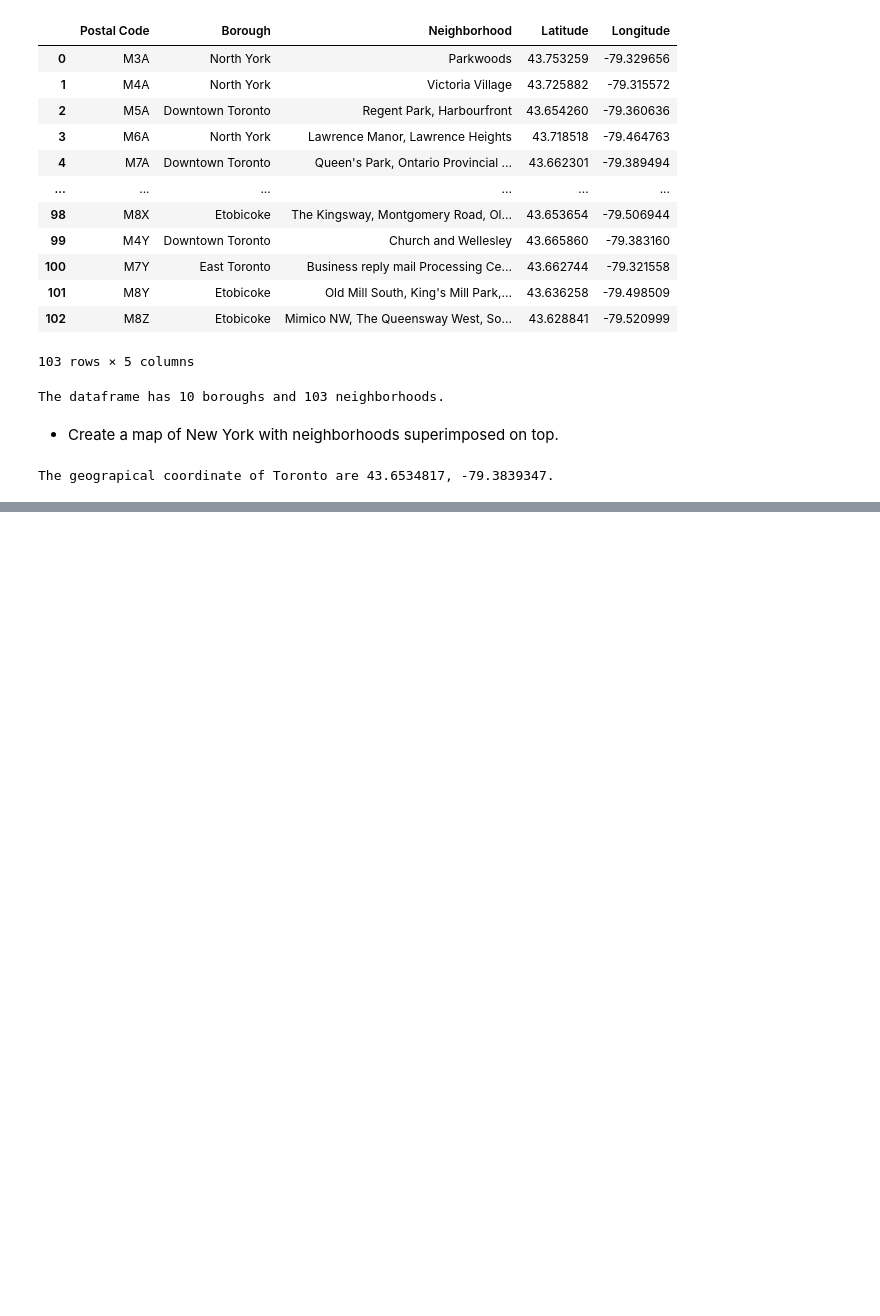
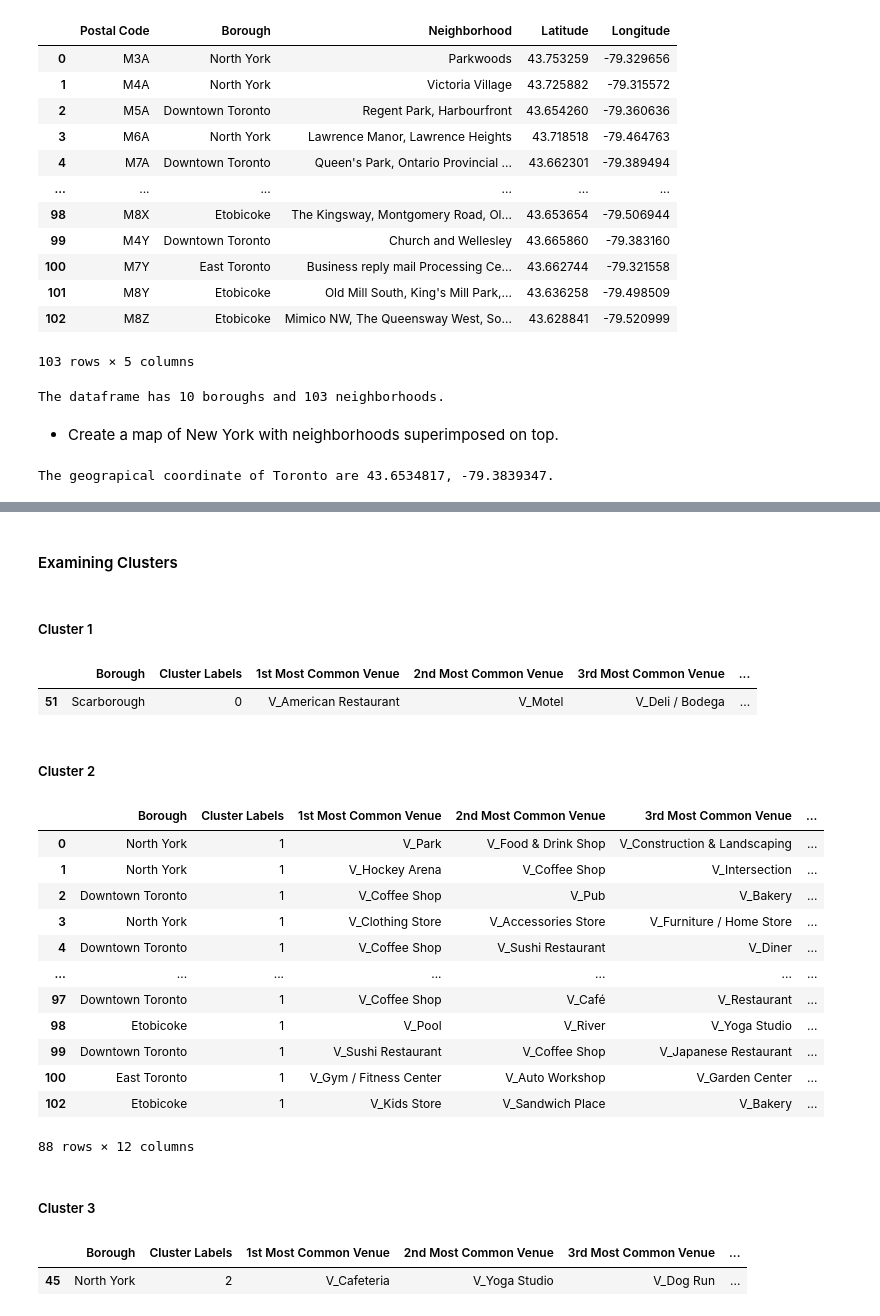
Before and after one commit to mmozalp/Course_IBMDataScienceSpecialization, a Jupyter notebook: AppliedDataScienceCapstone/SegmentingAndClusteringNeighborhoods-Part-III.ipynb, the cells around one changed output, grey strips where cells are left out. Saved outputs shown, nothing was run; the diff lists cells and outputs as text; code cells hidden in the pictures; blank space fills up the shorter version.

Commit message:
Applied Data Science Capstone

```diff
--- a/AppliedDataScienceCapstone/SegmentingAndClusteringNeighborhoods-Part-III.ipynb
+++ b/AppliedDataScienceCapstone/SegmentingAndClusteringNeighborhoods-Part-III.ipynb
@@ -85,0 +270,6 @@ toronto_data.head()
+# %%
+def return_most_common_venues(row, num_top_venues):
+    row_categories = row.iloc[1:]
+    row_categories_sorted = row_categories.sort_values(ascending=False)
+
+    return row_categories_sorted.index.values[0:num_top_venues]
@@ -85,0 +309,11 @@ toronto_data.head()
+# %%
+# set number of clusters
+kclusters = 5
+
+toronto_grouped_clustering = toronto_grouped.drop('Neighborhood', 1)
+
+# run k-means clustering
+kmeans = KMeans(n_clusters=kclusters, random_state=0).fit(toronto_grouped_clustering)
+
+# check cluster labels generated for each row in the dataframe
+kmeans.labels_
@@ -85,0 +328,10 @@ toronto_data.head()
+# %%
+# add clustering labels
+neighborhoods_venues_sorted.insert(0, 'Cluster Labels', kmeans.labels_)
+
+toronto_merged = df
+
+# merge toronto_grouped with toronto_data to add latitude/longitude for each neighborhood
+toronto_merged = toronto_merged.join(neighborhoods_venues_sorted.set_index('Neighborhood'), on='Neighborhood')
+
+toronto_merged.head() # check the last columns!
@@ -85,0 +347,3 @@ toronto_data.head()
+# %%
+toronto_merged.dropna(axis = 0 , inplace = True)
+toronto_merged["Cluster Labels"] = toronto_merged["Cluster Labels"].astype(int)
@@ -85,0 +376,34 @@ toronto_data.head()
+# %% [markdown]
+#### Examining Clusters
+# %% [markdown]
+##### Cluster 1
+# %%
+toronto_merged.loc[toronto_merged['Cluster Labels'] == 0, toronto_merged.columns[[1] + list(range(5, toronto_merged.shape[1]))]]
+# %% [output]
+|  | Borough | Cluster Labels | 1st Most Common Venue | 2nd Most Common Venue | 3rd Most Common Venue | ... |
+| 51 | Scarborough | 0 | V_American Restaurant | V_Motel | V_Deli / Bodega | ... |
+# %% [markdown]
+##### Cluster 2
+# %%
+toronto_merged.loc[toronto_merged['Cluster Labels'] == 1, toronto_merged.columns[[1] + list(range(5, toronto_merged.shape[1]))]]
+# %% [output]
+|  | Borough | Cluster Labels | 1st Most Common Venue | 2nd Most Common Venue | 3rd Most Common Venue | ... |
+| 0 | North York | 1 | V_Park | V_Food & Drink Shop | V_Construction & Landscaping | ... |
+| 1 | North York | 1 | V_Hockey Arena | V_Coffee Shop | V_Intersection | ... |
+| 2 | Downtown Toronto | 1 | V_Coffee Shop | V_Pub | V_Bakery | ... |
+| 3 | North York | 1 | V_Clothing Store | V_Accessories Store | V_Furniture / Home Store | ... |
+| 4 | Downtown Toronto | 1 | V_Coffee Shop | V_Sushi Restaurant | V_Diner | ... |
+| ... | ... | ... | ... | ... | ... | ... |
+| 97 | Downtown Toronto | 1 | V_Coffee Shop | V_Café | V_Restaurant | ... |
+| 98 | Etobicoke | 1 | V_Pool | V_River | V_Yoga Studio | ... |
+| 99 | Downtown Toronto | 1 | V_Sushi Restaurant | V_Coffee Shop | V_Japanese Restaurant | ... |
+| 100 | East Toronto | 1 | V_Gym / Fitness Center | V_Auto Workshop | V_Garden Center | ... |
+| 102 | Etobicoke | 1 | V_Kids Store | V_Sandwich Place | V_Bakery | ... |
+88 rows × 12 columns
+# %% [markdown]
+##### Cluster 3
+# %%
+toronto_merged.loc[toronto_merged['Cluster Labels'] == 2, toronto_merged.columns[[1] + list(range(5, toronto_merged.shape[1]))]]
+# %% [output]
+|  | Borough | Cluster Labels | 1st Most Common Venue | 2nd Most Common Venue | 3rd Most Common Venue | ... |
+| 45 | North York | 2 | V_Cafeteria | V_Yoga Studio | V_Dog Run | ... |
```
Also changed, not shown: parts of 33 cells of this notebook.
